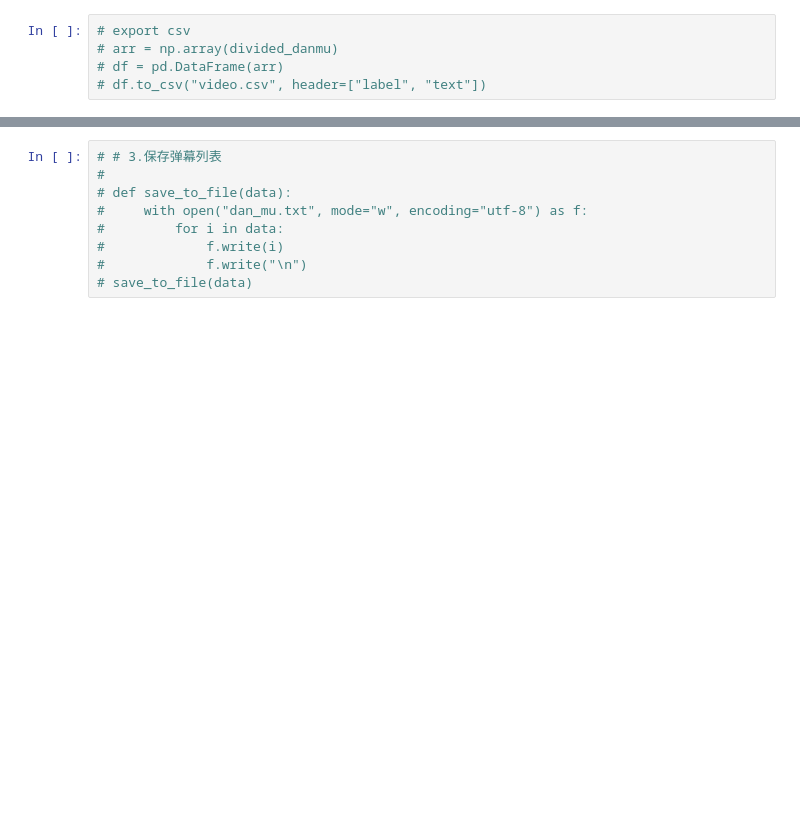
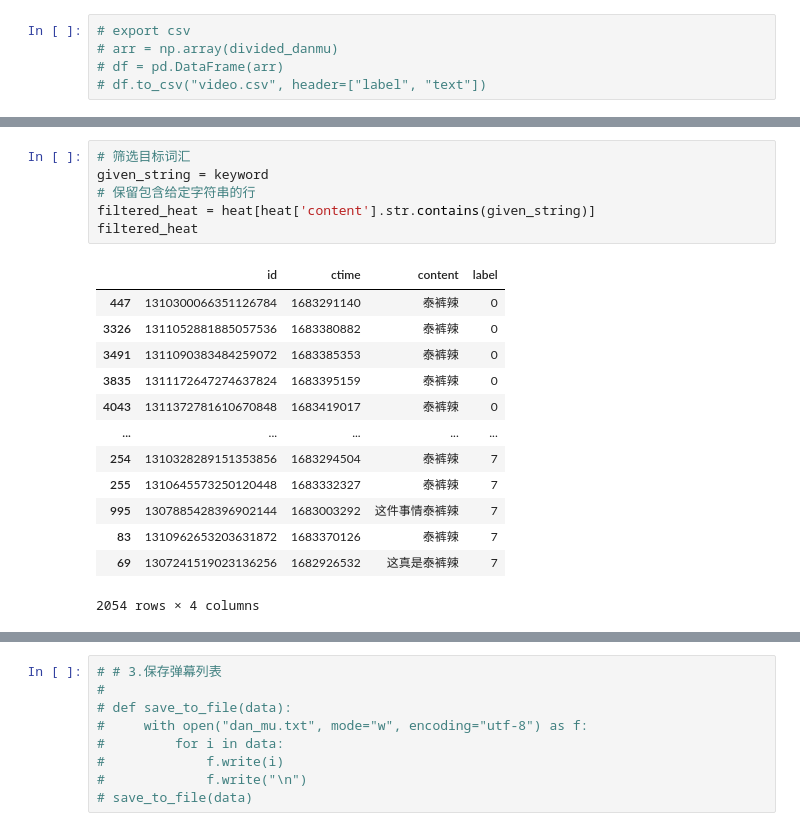
Before and after one commit to minecrafd/arts1422, a Jupyter notebook: sample_danmu.ipynb, the cells around one changed output, grey strips where cells are left out. Drawn from its saved outputs; the diff is of its cells as text; blank space fills up the shorter version.

```diff
--- a/sample_danmu.ipynb
+++ b/sample_danmu.ipynb
@@ -313,0 +519,20 @@ river.to_csv()
+# %%
+# 筛选目标词汇
+given_string = keyword
+# 保留包含给定字符串的行
+filtered_heat = heat[heat['content'].str.contains(given_string)]
+filtered_heat
+# %% [output]
+|  | id | ctime | content | label |
+| 447 | 1310300066351126784 | 1683291140 | 泰裤辣 | 0 |
+| 3326 | 1311052881885057536 | 1683380882 | 泰裤辣 | 0 |
+| 3491 | 1311090383484259072 | 1683385353 | 泰裤辣 | 0 |
+| 3835 | 1311172647274637824 | 1683395159 | 泰裤辣 | 0 |
+| 4043 | 1311372781610670848 | 1683419017 | 泰裤辣 | 0 |
+| ... | ... | ... | ... | ... |
+| 254 | 1310328289151353856 | 1683294504 | 泰裤辣 | 7 |
+| 255 | 1310645573250120448 | 1683332327 | 泰裤辣 | 7 |
+| 995 | 1307885428396902144 | 1683003292 | 这件事情泰裤辣 | 7 |
+| 83 | 1310962653203631872 | 1683370126 | 泰裤辣 | 7 |
+| 69 | 1307241519023136256 | 1682926532 | 这真是泰裤辣 | 7 |
+2054 rows × 4 columns
```
Also changed, not shown: parts of 25 cells of this notebook, 57 other files.
